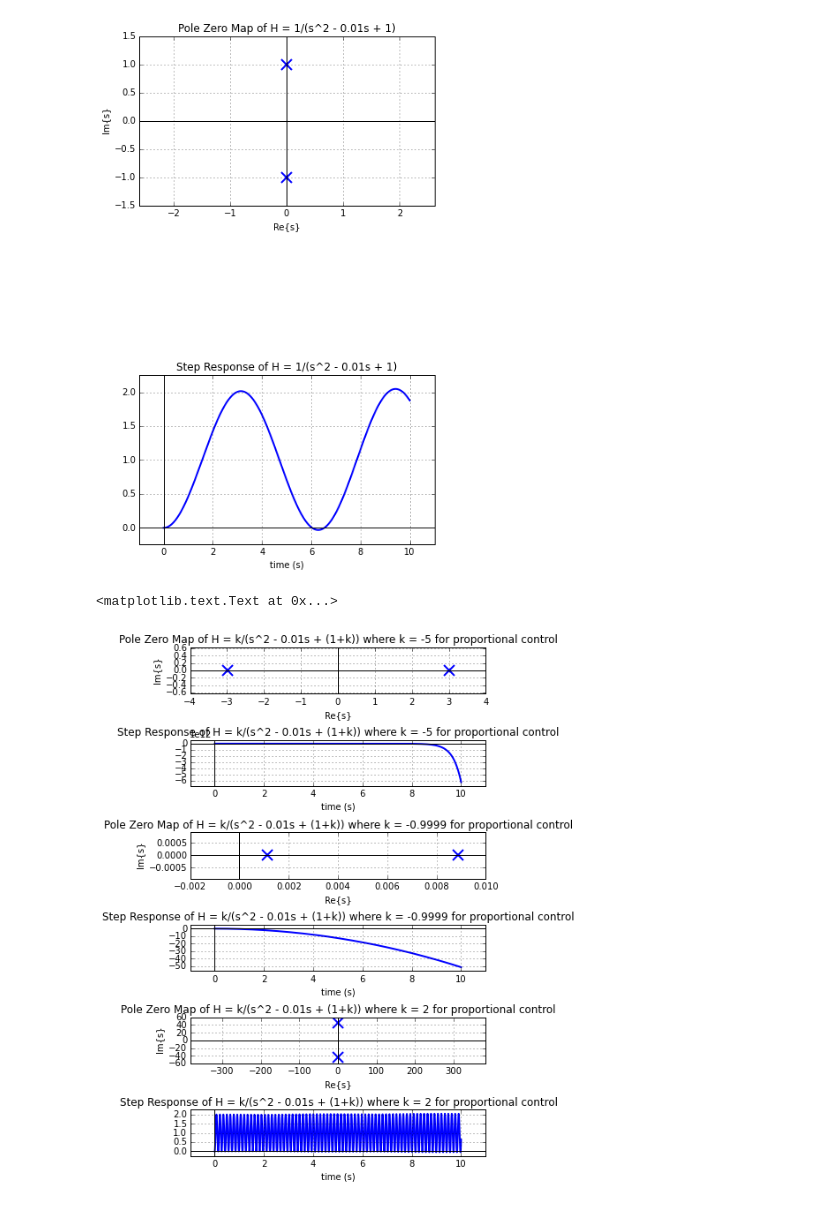
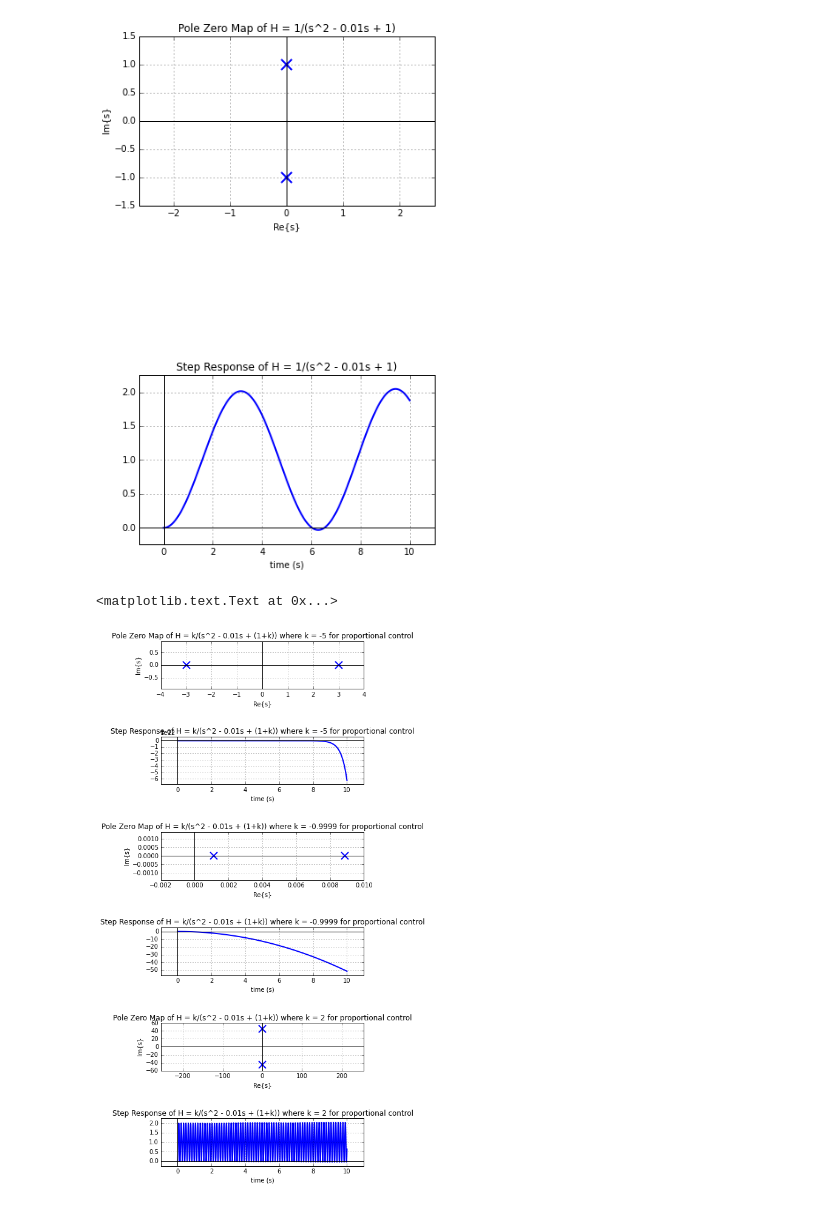
Before and after one commit to CaseyAlvarado/ThinkDSP, a Jupyter notebook: ps10.ipynb, the cells around one changed output. Drawn from its saved outputs; the diff is of its cells as text; code cells hidden in the pictures.

```diff
--- a/ps10.ipynb
+++ b/ps10.ipynb
@@ -63,7 +63,7 @@ plt.title('Step Response of H = 1/(s^2 - 0.01s + 1)')
 [figure]
 # %%
 #proportional control
-plt.subplots_adjust(hspace=1, bottom = 3, top = 5)
+plt.subplots_adjust(hspace=1, bottom = 3, top = 6)
 k = -10
 sys_p1 = signal.lti([0,k], [1,-.01,1+k])
 plt.subplot(6,1,1)
@@ -75,31 +75,31 @@ t=np.linspace(0,10,1000)
 _t,s=signal.step(sys_p1,T=t)
 timeplot(t,s)
 plt.title('Step Response of H = k/(s^2 - 0.01s + (1+k)) where k = -5 for proportional control')
 
 k = -0.99999
 sys_p2 = signal.lti([0,k], [1,-.01,1+k])
 plt.subplot(6,1,3)
 pzmap(sys_p2)
 plt.title('Pole Zero Map of H = k/(s^2 - 0.01s + (1+k)) where k = -0.9999 for proportional control')
 
 plt.subplot(6,1,4)
 t=np.linspace(0,10,1000)
 _t,s=signal.step(sys_p2,T=t)
 timeplot(t,s)
 plt.title('Step Response of H = k/(s^2 - 0.01s + (1+k)) where k = -0.9999 for proportional control')
 
 k = 2000
 sys_p3 = signal.lti([0,k], [1,-.01,1+k])
 plt.subplot(6,1,5)
 pzmap(sys_p3)
 plt.title('Pole Zero Map of H = k/(s^2 - 0.01s + (1+k)) where k = 2 for proportional control')
 
 
 plt.subplot(6,1,6)
 t=np.linspace(0,10,1000)
 _t,s=signal.step(sys_p3,T=t)
 timeplot(t,s)
 plt.title('Step Response of H = k/(s^2 - 0.01s + (1+k)) where k = 2 for proportional control')
 # %% [output]
 <matplotlib.text.Text at 0x...>
-[figure, old version]
+[figure, new version]
```
Also changed, not shown: parts of 3 cells of this notebook, 1 other file.
